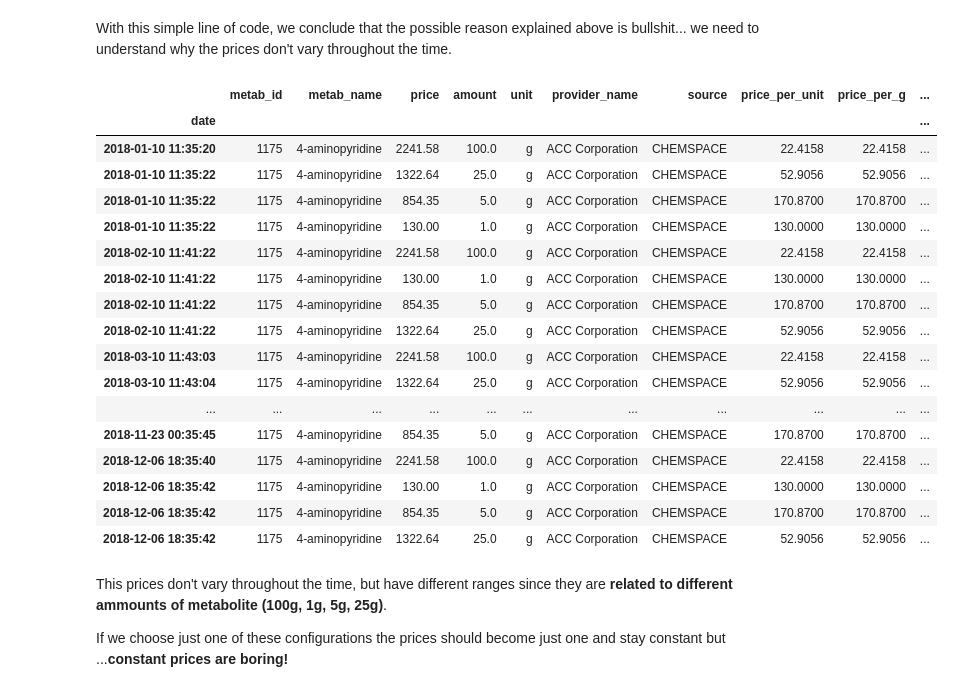
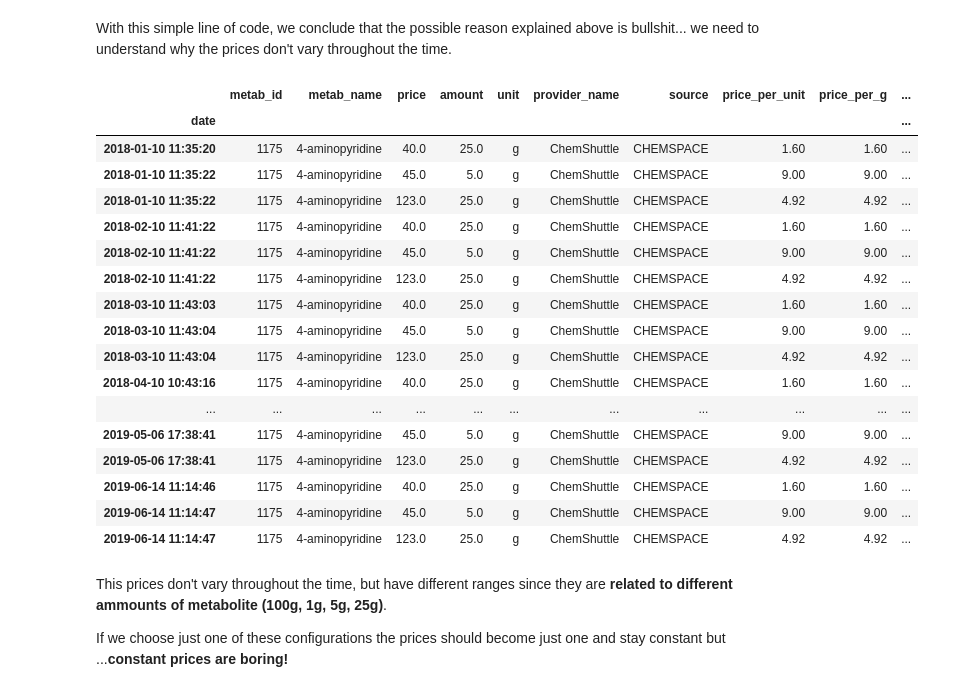
Before and after one commit to SofiaMM/bioanalysis, a Jupyter notebook: graphs_test/10-19/StudyCase1175-final_allgraphs.ipynb, the cells around one changed output. Saved outputs shown, nothing was run; the diff lists cells and outputs as text; code cells hidden in the pictures.

```diff
--- a/graphs_test/10-19/StudyCase1175-final_allgraphs.ipynb
+++ b/graphs_test/10-19/StudyCase1175-final_allgraphs.ipynb
@@ -845,4 +871,4 @@ Como só podemos fazer uma análise por metabolito, vou escolher o **metabolito
 
 Para além disso, este é o único metabolito desta base de dados com esses dados, não existem duplicados. É preciso ter cuidado com isto porque *se houver duplicados é preciso usar a dataframe atualizada*.
 # %%
-df_studCase = df_clean[df_clean.metab_id == 1175]                  #filtrar o dataframe para apenas o metabolito 1175
+df_caseStud = df_clean[df_clean.metab_id == 1175]                  #filtrar o dataframe para apenas o metabolito 1175
@@ -896,7 +922,7 @@ This metabolite, 4-aminopyridine (id = 1175), has **4652 prices**, counting alre
 #Time series of all the prices for the mass units and between this time window
 #Creating a time plot where the months are not distinguished
 
-df_studCase = df_studCase.sort_index()
+df_caseStud = df_caseStud.sort_index()
 
 
 layout = go.Layout(
@@ -910,13 +936,13 @@ layout = go.Layout(
 )
 
 prov_list = []
-for key, item in df_studCase.groupby(['provider_name'])['price_per_g']:
+for key, item in df_caseStud.groupby(['provider_name'])['price_per_g']:
     prov_list.append(key)
 
 
 d_x = {}
 d_y = {}
-for k,g in df_studCase.groupby(['provider_name'])['price_per_g']:
+for k,g in df_caseStud.groupby(['provider_name'])['price_per_g']:
     x = pd.to_datetime(g.index)
     y = g.values
     if k in d_x and k in d_y:
@@ -959,7 +992,7 @@ See which provider has variation through time
 # Create boxplot with prices per month and ** per provider**!!
 # Create plot with plotly
 
-df_studCase = df_studCase.sort_index()
+df_caseStud = df_caseStud.sort_index()
 
 
 layout = go.Layout(
@@ -977,7 +1010,7 @@ dict_month = {1:'Jan', 2:'Feb', 3:'Mar', 4:'Apr', 5:'May', 6:'Jun', 7:'Jul', 8:'
 
 #valores para a opção all_providers
 all_p = []
-for k,g in df_studCase.groupby(['year','month'])['price_per_g']:     # só se agrupa por mês e ano
+for k,g in df_caseStud.groupby(['year','month'])['price_per_g']:     # só se agrupa por mês e ano
     k = list(k)                                                # o mês e o ano têm de ficar como lista
     k[1] = dict_month[k[1]]                                    # substituir o nº do mês pela palavra
     date = k[1] +' '+ str(k[0])                                # criar a string date que vai ficar no x axis
@@ -988,7 +1021,7 @@ for k,g in df_studCase.groupby(['year','month'])['price_per_g']:     # só se ag
 dict_boxplot = {} #Fazer um dicionário onde os values são listas de listas (ex., [date, valor])
 
 dict_boxplot['all_providers'] = all_p                          # colocar os valores de all_providers no dicionário
-for k,g in df_studCase.groupby(['year','month', 'provider_name'])['price_per_g']:  # agrupar por mês, ano e provider
+for k,g in df_caseStud.groupby(['year','month', 'provider_name'])['price_per_g']:  # agrupar por mês, ano e provider
     k = list(k)                                                # mês, ano e provider têm de ficar como lista para ser mais fácil usar
     k[1] = dict_month[k[1]]
     date = k[1] +' '+ str(k[0])
@@ -1121,26 +1154,28 @@ array(['CHEMSPACE'], dtype=object)
 With this simple line of code, we conclude that the possible reason explained above is bullshit... we need to understand why the prices don't vary throughout the time.
 # %%
 # Try to find something that explains why the prices keep being constant
-df_studCase[df_studCase.provider_name == prov_not_var[0]]
+# df_caseStud[df_caseStud.provider_name == prov_not_var[0]]
+
+df_caseStud[df_caseStud.provider_name == 'ChemShuttle']
 # %% [output]
 |  | metab_id | metab_name | price | amount | unit | provider_name | source | price_per_unit | price_per_g | ... |
 | date |  |  |  |  |  |  |  |  |  | ... |
-| 2018-01-10 11:35:20 | 1175 | 4-aminopyridine | 2241.58 | 100.0 | g | ACC Corporation | CHEMSPACE | 22.4158 | 22.4158 | ... |
-| 2018-01-10 11:35:22 | 1175 | 4-aminopyridine | 1322.64 | 25.0 | g | ACC Corporation | CHEMSPACE | 52.9056 | 52.9056 | ... |
-| 2018-01-10 11:35:22 | 1175 | 4-aminopyridine | 854.35 | 5.0 | g | ACC Corporation | CHEMSPACE | 170.8700 | 170.8700 | ... |
-| 2018-01-10 11:35:22 | 1175 | 4-aminopyridine | 130.00 | 1.0 | g | ACC Corporation | CHEMSPACE | 130.0000 | 130.0000 | ... |
-| 2018-02-10 11:41:22 | 1175 | 4-aminopyridine | 2241.58 | 100.0 | g | ACC Corporation | CHEMSPACE | 22.4158 | 22.4158 | ... |
-| 2018-02-10 11:41:22 | 1175 | 4-aminopyridine | 130.00 | 1.0 | g | ACC Corporation | CHEMSPACE | 130.0000 | 130.0000 | ... |
-| 2018-02-10 11:41:22 | 1175 | 4-aminopyridine | 854.35 | 5.0 | g | ACC Corporation | CHEMSPACE | 170.8700 | 170.8700 | ... |
-| 2018-02-10 11:41:22 | 1175 | 4-aminopyridine | 1322.64 | 25.0 | g | ACC Corporation | CHEMSPACE | 52.9056 | 52.9056 | ... |
-| 2018-03-10 11:43:03 | 1175 | 4-aminopyridine | 2241.58 | 100.0 | g | ACC Corporation | CHEMSPACE | 22.4158 | 22.4158 | ... |
-| 2018-03-10 11:43:04 | 1175 | 4-aminopyridine | 1322.64 | 25.0 | g | ACC Corporation | CHEMSPACE | 52.9056 | 52.9056 | ... |
+| 2018-01-10 11:35:20 | 1175 | 4-aminopyridine | 40.0 | 25.0 | g | ChemShuttle | CHEMSPACE | 1.60 | 1.60 | ... |
+| 2018-01-10 11:35:22 | 1175 | 4-aminopyridine | 45.0 | 5.0 | g | ChemShuttle | CHEMSPACE | 9.00 | 9.00 | ... |
+| 2018-01-10 11:35:22 | 1175 | 4-aminopyridine | 123.0 | 25.0 | g | ChemShuttle | CHEMSPACE | 4.92 | 4.92 | ... |
+| 2018-02-10 11:41:22 | 1175 | 4-aminopyridine | 40.0 | 25.0 | g | ChemShuttle | CHEMSPACE | 1.60 | 1.60 | ... |
+| 2018-02-10 11:41:22 | 1175 | 4-aminopyridine | 45.0 | 5.0 | g | ChemShuttle | CHEMSPACE | 9.00 | 9.00 | ... |
+| 2018-02-10 11:41:22 | 1175 | 4-aminopyridine | 123.0 | 25.0 | g | ChemShuttle | CHEMSPACE | 4.92 | 4.92 | ... |
+| 2018-03-10 11:43:03 | 1175 | 4-aminopyridine | 40.0 | 25.0 | g | ChemShuttle | CHEMSPACE | 1.60 | 1.60 | ... |
+| 2018-03-10 11:43:04 | 1175 | 4-aminopyridine | 45.0 | 5.0 | g | ChemShuttle | CHEMSPACE | 9.00 | 9.00 | ... |
+| 2018-03-10 11:43:04 | 1175 | 4-aminopyridine | 123.0 | 25.0 | g | ChemShuttle | CHEMSPACE | 4.92 | 4.92 | ... |
+| 2018-04-10 10:43:16 | 1175 | 4-aminopyridine | 40.0 | 25.0 | g | ChemShuttle | CHEMSPACE | 1.60 | 1.60 | ... |
 | ... | ... | ... | ... | ... | ... | ... | ... | ... | ... | ... |
-| 2018-11-23 00:35:45 | 1175 | 4-aminopyridine | 854.35 | 5.0 | g | ACC Corporation | CHEMSPACE | 170.8700 | 170.8700 | ... |
-| 2018-12-06 18:35:40 | 1175 | 4-aminopyridine | 2241.58 | 100.0 | g | ACC Corporation | CHEMSPACE | 22.4158 | 22.4158 | ... |
-| 2018-12-06 18:35:42 | 1175 | 4-aminopyridine | 130.00 | 1.0 | g | ACC Corporation | CHEMSPACE | 130.0000 | 130.0000 | ... |
-| 2018-12-06 18:35:42 | 1175 | 4-aminopyridine | 854.35 | 5.0 | g | ACC Corporation | CHEMSPACE | 170.8700 | 170.8700 | ... |
-| 2018-12-06 18:35:42 | 1175 | 4-aminopyridine | 1322.64 | 25.0 | g | ACC Corporation | CHEMSPACE | 52.9056 | 52.9056 | ... |
+| 2019-05-06 17:38:41 | 1175 | 4-aminopyridine | 45.0 | 5.0 | g | ChemShuttle | CHEMSPACE | 9.00 | 9.00 | ... |
+| 2019-05-06 17:38:41 | 1175 | 4-aminopyridine | 123.0 | 25.0 | g | ChemShuttle | CHEMSPACE | 4.92 | 4.92 | ... |
+| 2019-06-14 11:14:46 | 1175 | 4-aminopyridine | 40.0 | 25.0 | g | ChemShuttle | CHEMSPACE | 1.60 | 1.60 | ... |
+| 2019-06-14 11:14:47 | 1175 | 4-aminopyridine | 45.0 | 5.0 | g | ChemShuttle | CHEMSPACE | 9.00 | 9.00 | ... |
+| 2019-06-14 11:14:47 | 1175 | 4-aminopyridine | 123.0 | 25.0 | g | ChemShuttle | CHEMSPACE | 4.92 | 4.92 | ... |
 # %% [markdown]
 This prices don't vary throughout the time, but have different ranges since they are **related to different ammounts of metabolite (100g, 1g, 5g, 25g)**.
 
```
Also changed, not shown: parts of 42 cells of this notebook.
